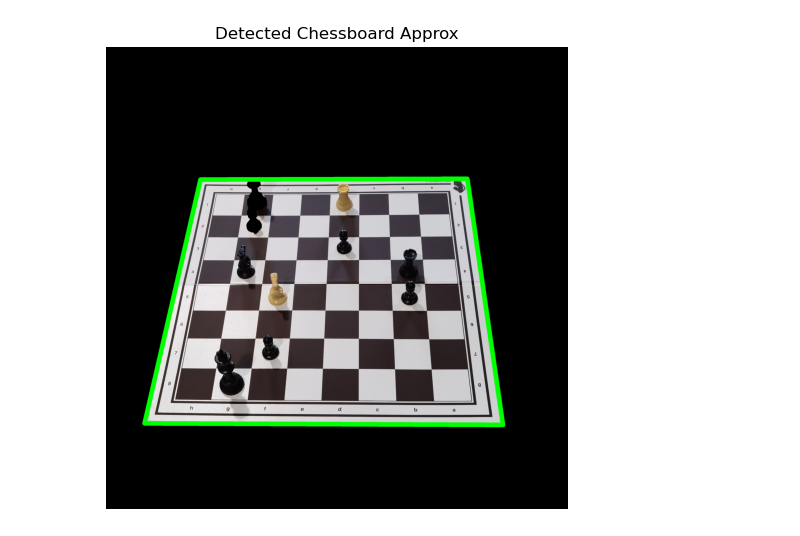
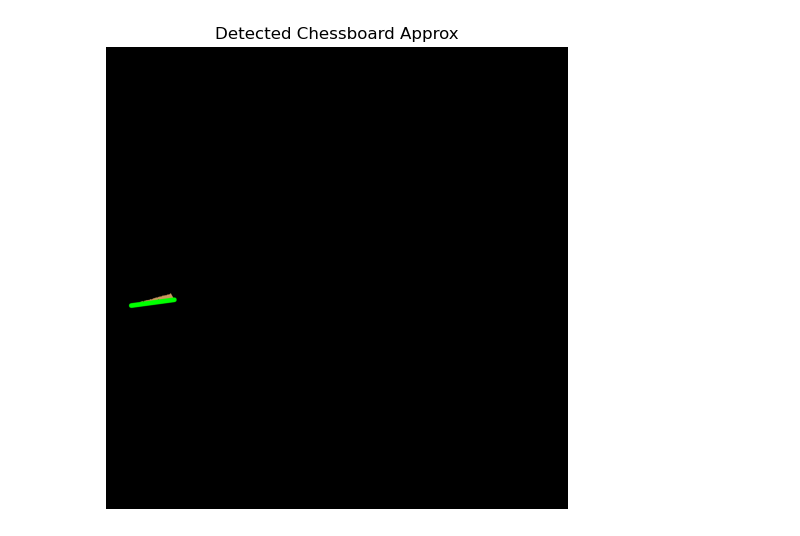
Before and after one commit to SmogJ1/VC, a Jupyter notebook: proj.ipynb, the cells around one changed output. Saved outputs shown, nothing was run; the diff lists cells and outputs as text; code cells hidden in the pictures.

```diff
--- a/proj.ipynb
+++ b/proj.ipynb
@@ -15,8 +15,9 @@ image = cv2.imread(image_paths[image_num])
 
 hsv = cv2.cvtColor(image, cv2.COLOR_BGR2HSV)
 
-lower_brown = np.array([0, 25, 100])
-upper_brown = np.array([30, 255, 255])
+lower_brown = np.array([0, 25, 50])     # Slightly lower V min
+upper_brown = np.array([30, 255, 200])  # Cap V max to avoid glare/reflection
+
 
 mask = cv2.inRange(hsv, lower_brown, upper_brown)
 
@@ -62,8 +63,5 @@ plt.show()
 # %%
 hsv = cv2.cvtColor(masked_image, cv2.COLOR_BGR2HSV)
-
-lower_brown = np.array([10, 23, 50])
-upper_brown = np.array([30, 255, 255])
 
 table_color_mask = cv2.inRange(hsv, lower_brown, upper_brown)
 chessboard_mask = cv2.bitwise_not(table_color_mask)
@@ -72,12 +70,16 @@ kernel = np.ones((3, 3), np.uint8)
 chessboard_mask = cv2.morphologyEx(chessboard_mask, cv2.MORPH_CLOSE, kernel)
 chessboard_mask = cv2.morphologyEx(chessboard_mask, cv2.MORPH_OPEN, kernel, iterations=2)
 
-contours, _ = cv2.findContours(chessboard_mask, cv2.RETR_EXTERNAL, cv2.CHAIN_APPROX_SIMPLE)
+contours_, _ = cv2.findContours(chessboard_mask, cv2.RETR_EXTERNAL, cv2.CHAIN_APPROX_SIMPLE)
+height, width = chessboard_mask.shape[:2]
+
 
 # draw contours on the original image
 contour_image = masked_image.copy()
-for contour in contours:
-    cv2.drawContours(contour_image, [contour], -1, (0, 255, 0), 30)
+for contour in contours_:
+    random_color = tuple(np.random.randint(0, 255, 3).tolist())
+
+    cv2.drawContours(contour_image, [contour], -1, random_color, 30)
 contour_rgb = cv2.cvtColor(contour_image, cv2.COLOR_BGR2RGB)
 plt.figure(figsize=(8, 6))
 plt.title("Detected Chessboard Contours")
@@ -88,0 +91,24 @@ plt.show()
+# %%
+
+def is_touching_border(contour, width, height):
+    for point in contour:
+        x, y = point[0]
+        if x <= 1 or y <= 1 or x >= width - 2 or y >= height - 2:
+            return True
+    return False
+
+contours = [cnt for cnt in contours_ if not is_touching_border(cnt, width, height)]
+
+
+# draw contours on the original image
+contour_image = masked_image.copy()
+for contour in contours:
+    random_color = tuple(np.random.randint(0, 255, 3).tolist())
+
+    cv2.drawContours(contour_image, [contour], -1, random_color, 30)
+contour_rgb = cv2.cvtColor(contour_image, cv2.COLOR_BGR2RGB)
+plt.figure(figsize=(8, 6))
+plt.title("Detected Chessboard Contours")
+plt.imshow(contour_rgb)
+plt.axis('off')
+plt.show()
@@ -116,17 +144,17 @@ plt.show()
 # %%
-approx = cv2.approxPolyDP(chessboard_countor, 0.05 * cv2.arcLength(chessboard_countor, True), True)
+approx = cv2.approxPolyDP(chessboard_countor, 0.06 * cv2.arcLength(chessboard_countor, True), True)
 
 # draw contours on the original image
 contour_image = masked_image.copy()
 cv2.drawContours(contour_image, [approx], -1, (0, 255, 0), 30)
 contour_rgb = cv2.cvtColor(contour_image, cv2.COLOR_BGR2RGB)
 plt.figure(figsize=(8, 6))
 plt.title("Detected Chessboard Approx")
 plt.imshow(contour_rgb)
 plt.axis('off')
 plt.show()
 # %% [output]
-[figure, old version]
+[figure, new version]
 # %%
 corners = approx.reshape(4, 2)
 corners = corners[np.argsort(corners[:, 0])]
```
Also changed, not shown: parts of 11 cells of this notebook, 50 other files.
